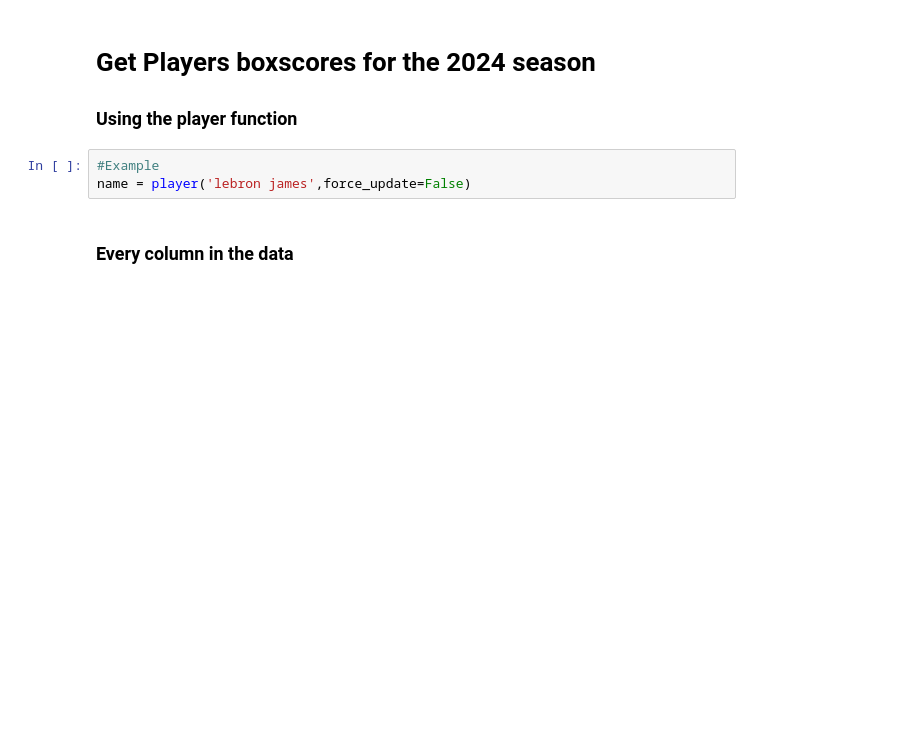
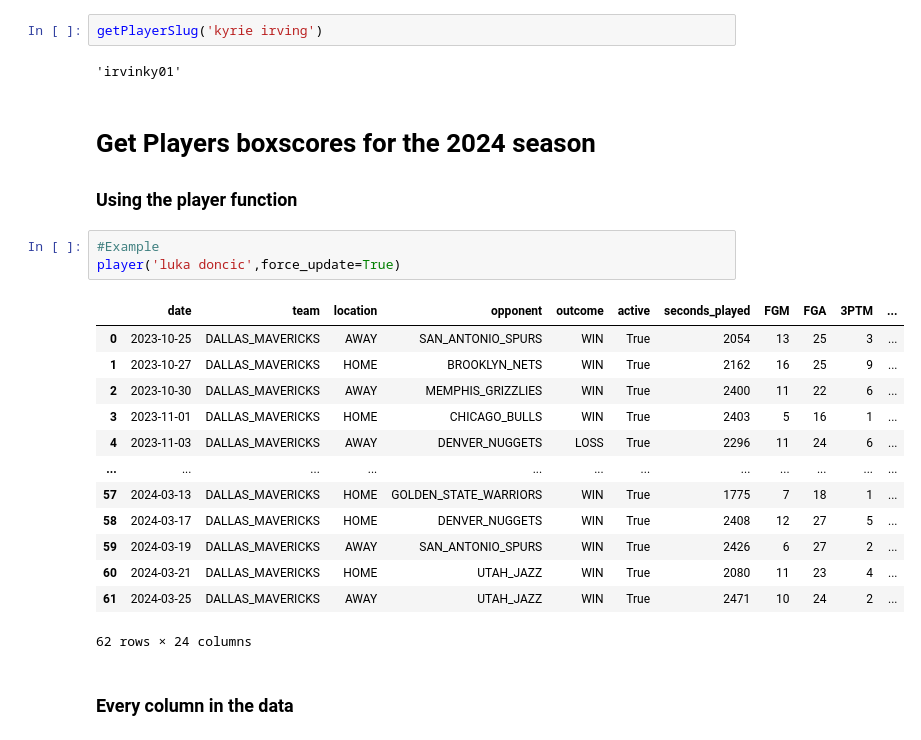
Before and after one commit to spon7ge/basketball_reference_web_scraper, a Jupyter notebook: prizePicks.ipynb, the cells around one changed output. Cells and saved outputs as stored; diff of their text form; blank space fills up the shorter version.

Commit message:
changed how the players function works and added a couple new functions to make it easier to find players in the json file

```diff
--- a/prizePicks.ipynb
+++ b/prizePicks.ipynb
@@ -316,8 +26,26 @@ def blks_stls(player_name,projected_value, bet='over'):
+# %%
+getPlayerSlug('kyrie irving')
+# %% [output]
+'irvinky01'
 # %% [markdown]
 # Get Players boxscores for the 2024 season
 ### Using the player function
 # %%
 #Example
-name = player('lebron james',force_update=False)
+player('luka doncic',force_update=True)
+# %% [output]
+|  | date | team | location | opponent | outcome | active | seconds_played | FGM | FGA | 3PTM | ... |
+| 0 | 2023-10-25 | DALLAS_MAVERICKS | AWAY | SAN_ANTONIO_SPURS | WIN | True | 2054 | 13 | 25 | 3 | ... |
+| 1 | 2023-10-27 | DALLAS_MAVERICKS | HOME | BROOKLYN_NETS | WIN | True | 2162 | 16 | 25 | 9 | ... |
+| 2 | 2023-10-30 | DALLAS_MAVERICKS | AWAY | MEMPHIS_GRIZZLIES | WIN | True | 2400 | 11 | 22 | 6 | ... |
+| 3 | 2023-11-01 | DALLAS_MAVERICKS | HOME | CHICAGO_BULLS | WIN | True | 2403 | 5 | 16 | 1 | ... |
+| 4 | 2023-11-03 | DALLAS_MAVERICKS | AWAY | DENVER_NUGGETS | LOSS | True | 2296 | 11 | 24 | 6 | ... |
+| ... | ... | ... | ... | ... | ... | ... | ... | ... | ... | ... | ... |
+| 57 | 2024-03-13 | DALLAS_MAVERICKS | HOME | GOLDEN_STATE_WARRIORS | WIN | True | 1775 | 7 | 18 | 1 | ... |
+| 58 | 2024-03-17 | DALLAS_MAVERICKS | HOME | DENVER_NUGGETS | WIN | True | 2408 | 12 | 27 | 5 | ... |
+| 59 | 2024-03-19 | DALLAS_MAVERICKS | AWAY | SAN_ANTONIO_SPURS | WIN | True | 2426 | 6 | 27 | 2 | ... |
+| 60 | 2024-03-21 | DALLAS_MAVERICKS | HOME | UTAH_JAZZ | WIN | True | 2080 | 11 | 23 | 4 | ... |
+| 61 | 2024-03-25 | DALLAS_MAVERICKS | AWAY | UTAH_JAZZ | WIN | True | 2471 | 10 | 24 | 2 | ... |
+62 rows × 24 columns
 # %% [markdown]
 ### Every column in the data
```
Also changed, not shown: parts of 20 cells of this notebook, 5 other files.
